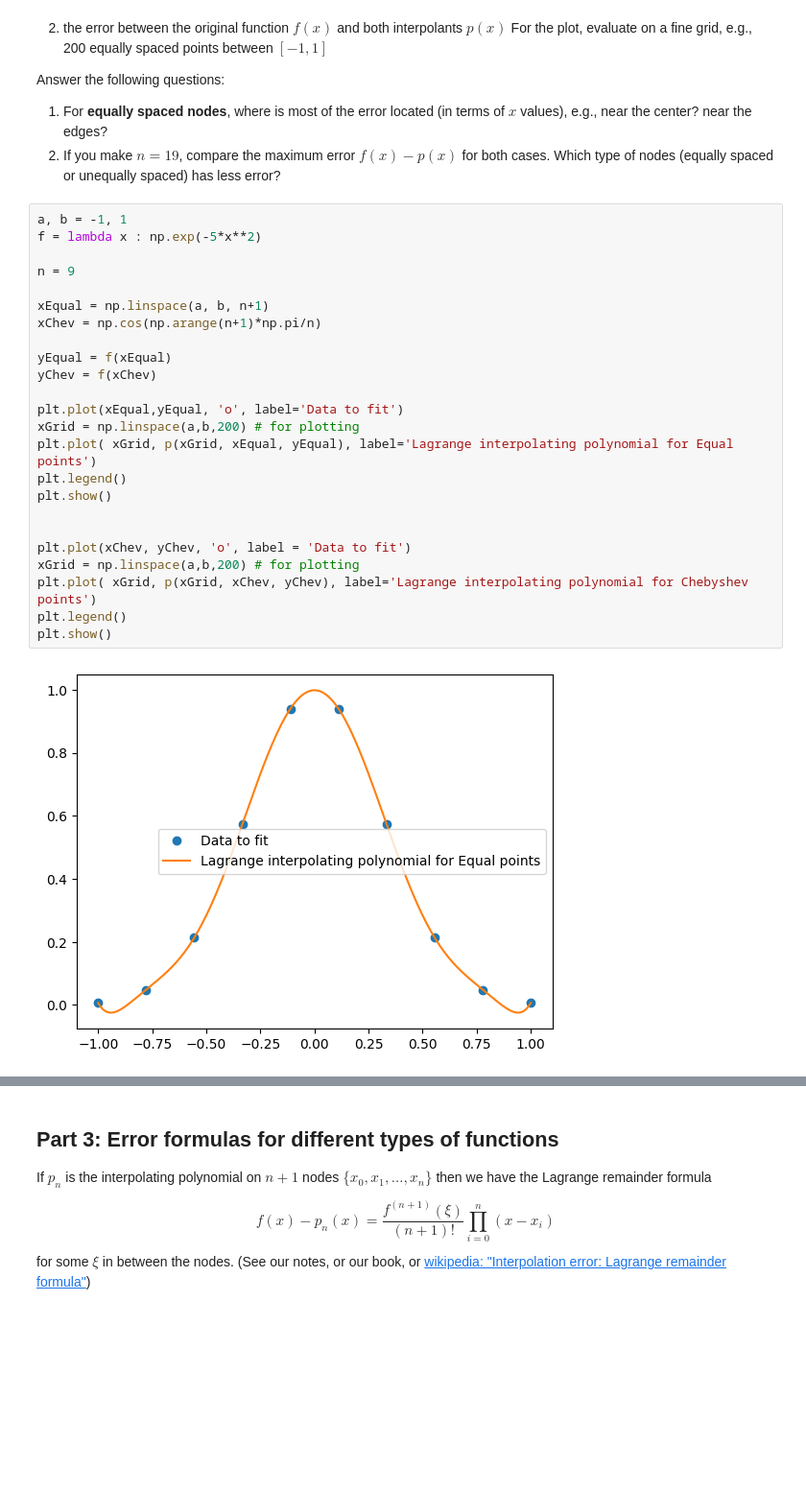
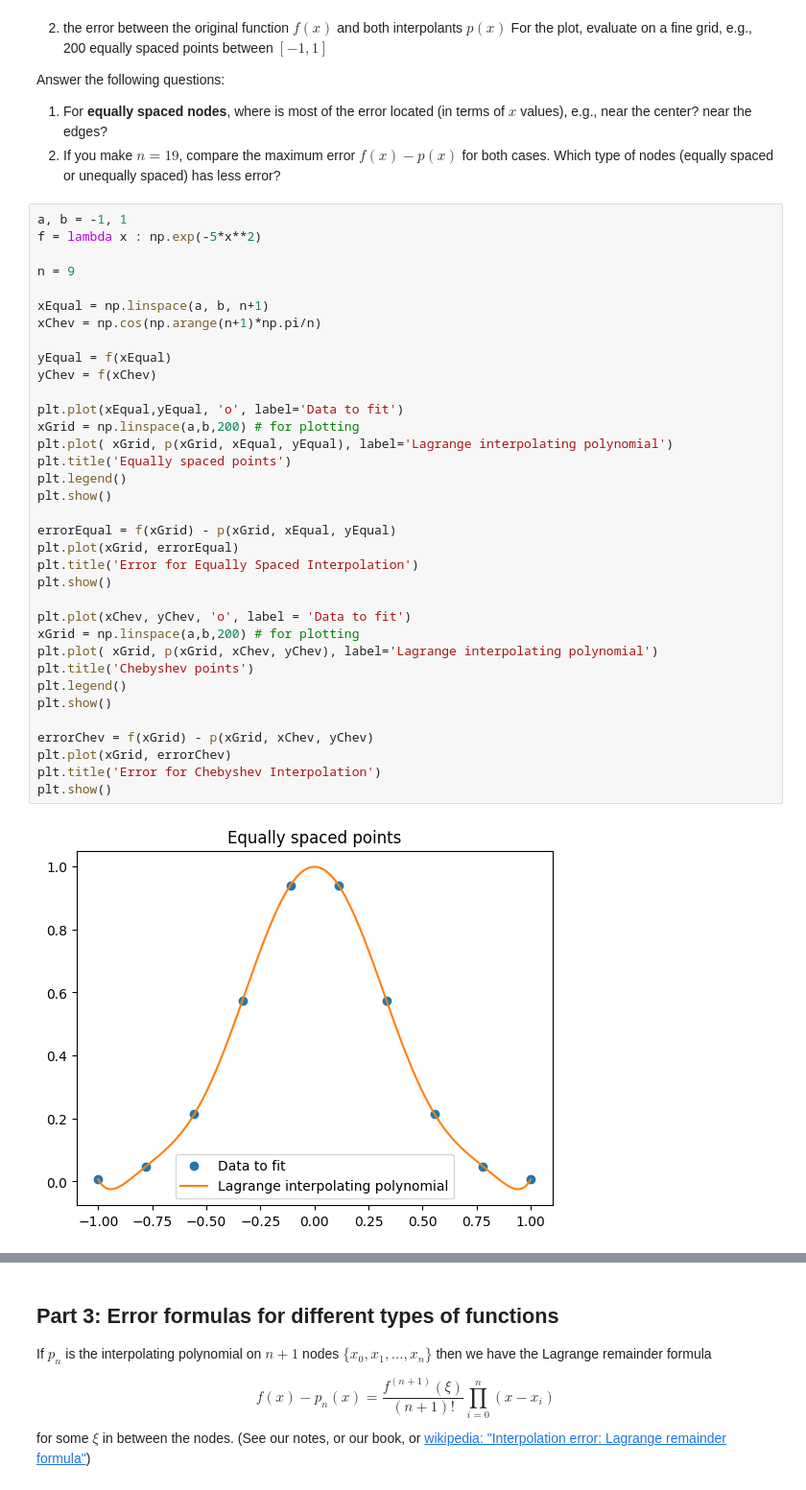
Before and after one commit to racarlsen/appm-4600-numerics, a Jupyter notebook: Labs/Lab08_interpolation.ipynb, the cells around one changed output, grey strips where cells are left out. Shown at 96% size. Cells and saved outputs as stored; diff of their text form; blank space fills up the shorter version.

```diff
--- a/Labs/Lab08_interpolation.ipynb
+++ b/Labs/Lab08_interpolation.ipynb
@@ -113,26 +113,37 @@ Answer the following questions:
 # %%
 a, b = -1, 1
 f = lambda x : np.exp(-5*x**2)
 
 n = 9
 
 xEqual = np.linspace(a, b, n+1)
 xChev = np.cos(np.arange(n+1)*np.pi/n)
 
 yEqual = f(xEqual)
 yChev = f(xChev)
 
 plt.plot(xEqual,yEqual, 'o', label='Data to fit')
 xGrid = np.linspace(a,b,200) # for plotting
-plt.plot( xGrid, p(xGrid, xEqual, yEqual), label='Lagrange interpolating polynomial for Equal points')
+plt.plot( xGrid, p(xGrid, xEqual, yEqual), label='Lagrange interpolating polynomial')
+plt.title('Equally spaced points')
 plt.legend()
 plt.show()
 
+errorEqual = f(xGrid) - p(xGrid, xEqual, yEqual)
+plt.plot(xGrid, errorEqual)
+plt.title('Error for Equally Spaced Interpolation')
+plt.show()
 
 plt.plot(xChev, yChev, 'o', label = 'Data to fit')
 xGrid = np.linspace(a,b,200) # for plotting
-plt.plot( xGrid, p(xGrid, xChev, yChev), label='Lagrange interpolating polynomial for Chebyshev points')
+plt.plot( xGrid, p(xGrid, xChev, yChev), label='Lagrange interpolating polynomial')
+plt.title('Chebyshev points')
 plt.legend()
 plt.show()
+
+errorChev = f(xGrid) - p(xGrid, xChev, yChev)
+plt.plot(xGrid, errorChev)
+plt.title('Error for Chebyshev Interpolation')
+plt.show()
 # %% [output]
-[figure, old version]
+[figure, new version]
```
Also changed, not shown: parts of 6 cells of this notebook.
